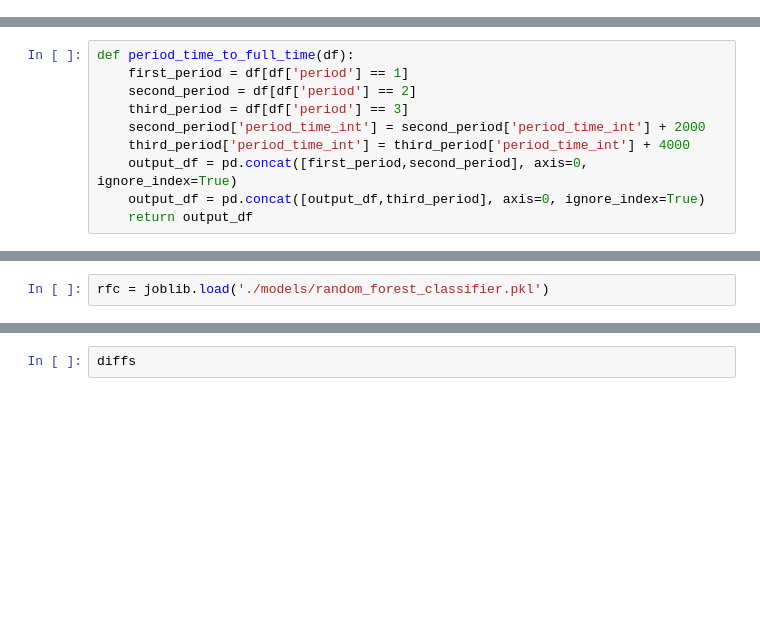
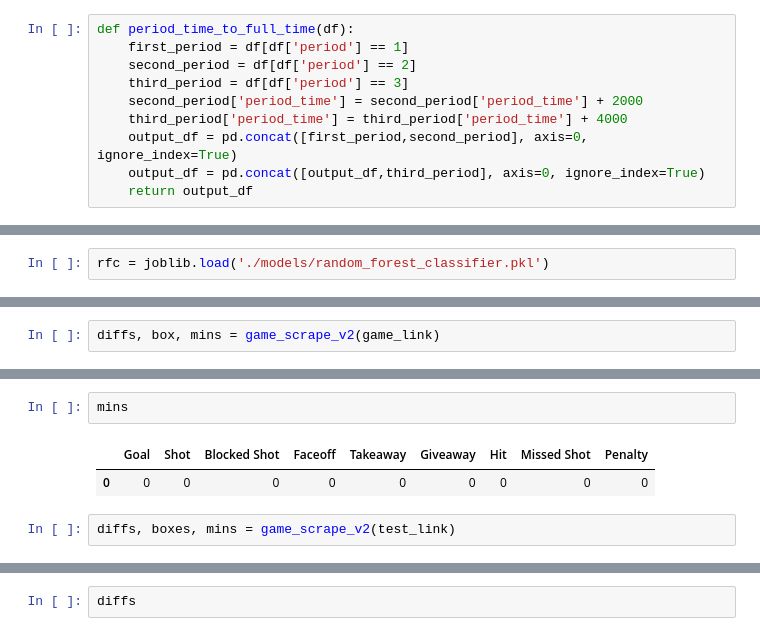
Before and after one commit to RazyChristmas/NHL_predictor, a Jupyter notebook: game live scrape.ipynb, the cells around one changed output, grey strips where cells are left out. Drawn from its saved outputs; the diff is of its cells as text; blank space fills up the shorter version.

Commit message:
live scrapes figured out for sunday

```diff
--- a/game live scrape.ipynb
+++ b/game live scrape.ipynb
@@ -147,0 +118,10 @@ diff_test = box_scores_update(events_test)
+# %%
+def period_time_to_full_time(df):
+    first_period = df[df['period'] == 1]
+    second_period = df[df['period'] == 2]
+    third_period = df[df['period'] == 3]
+    second_period['period_time'] = second_period['period_time'] + 2000
+    third_period['period_time'] = third_period['period_time'] + 4000
+    output_df = pd.concat([first_period,second_period], axis=0, ignore_index=True)
+    output_df = pd.concat([output_df,third_period], axis=0, ignore_index=True)
+    return output_df
@@ -166,10 +158,0 @@ def time_to_int(column):
-# %%
-def period_time_to_full_time(df):
-    first_period = df[df['period'] == 1]
-    second_period = df[df['period'] == 2]
-    third_period = df[df['period'] == 3]
-    second_period['period_time_int'] = second_period['period_time_int'] + 2000
-    third_period['period_time_int'] = third_period['period_time_int'] + 4000
-    output_df = pd.concat([first_period,second_period], axis=0, ignore_index=True)
-    output_df = pd.concat([output_df,third_period], axis=0, ignore_index=True)
-    return output_df
@@ -316,3 +222,5 @@ def game_scrape_v3(game_link):
 
 
     return differences_df, modeling_df, minutes_diff_df
+# %%
+diffs, box, mins = game_scrape_v2(game_link)
@@ -319,3 +238,10 @@ def game_scrape_v3(game_link):
+# %%
+mins
+# %% [output]
+|  | Goal | Shot | Blocked Shot | Faceoff | Takeaway | Giveaway | Hit | Missed Shot | Penalty |
+| 0 | 0 | 0 | 0 | 0 | 0 | 0 | 0 | 0 | 0 |
+# %%
+diffs, boxes, mins = game_scrape_v2(test_link)
 # %%
 diffs
 # %% [output]
```
Also changed, not shown: parts of 28 cells of this notebook.
